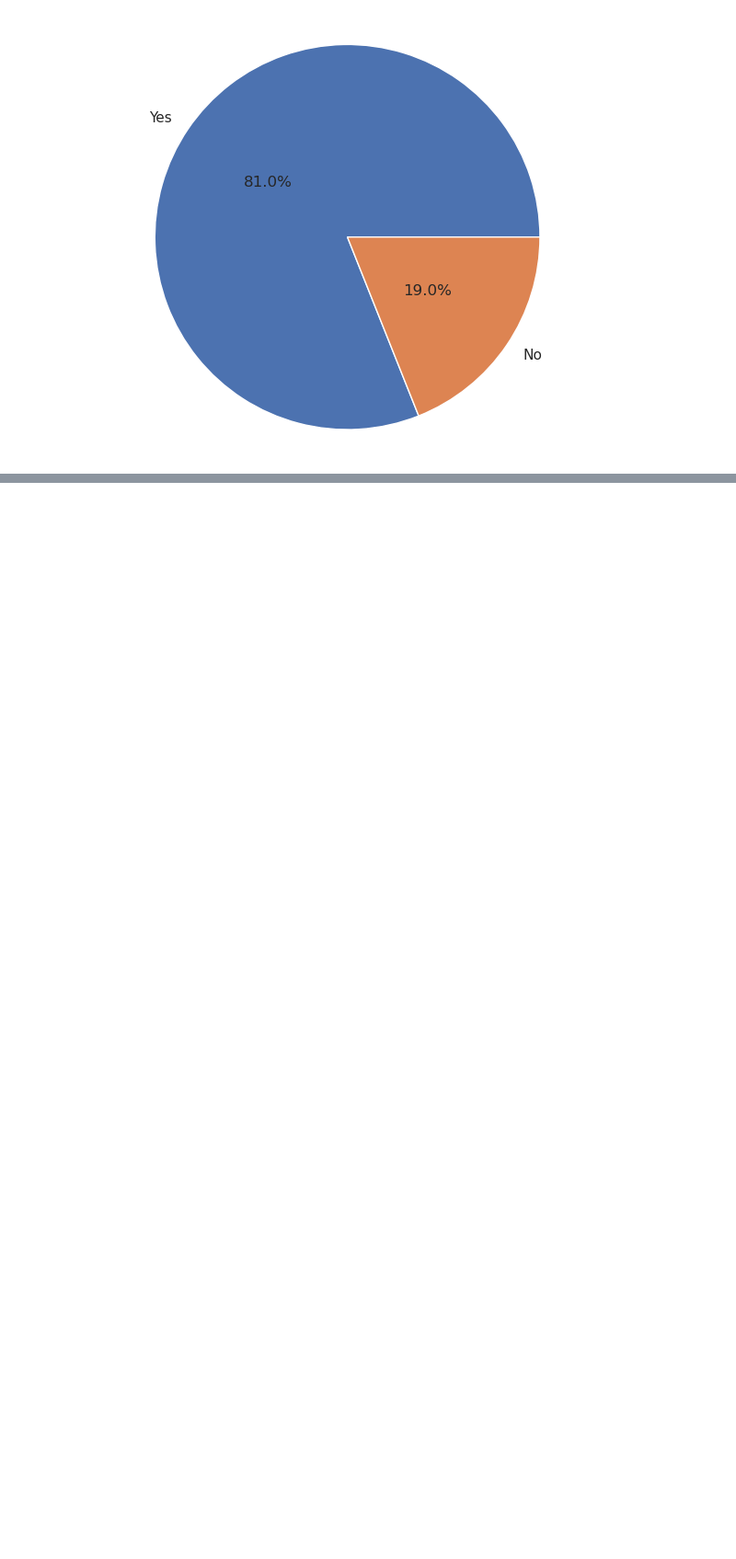
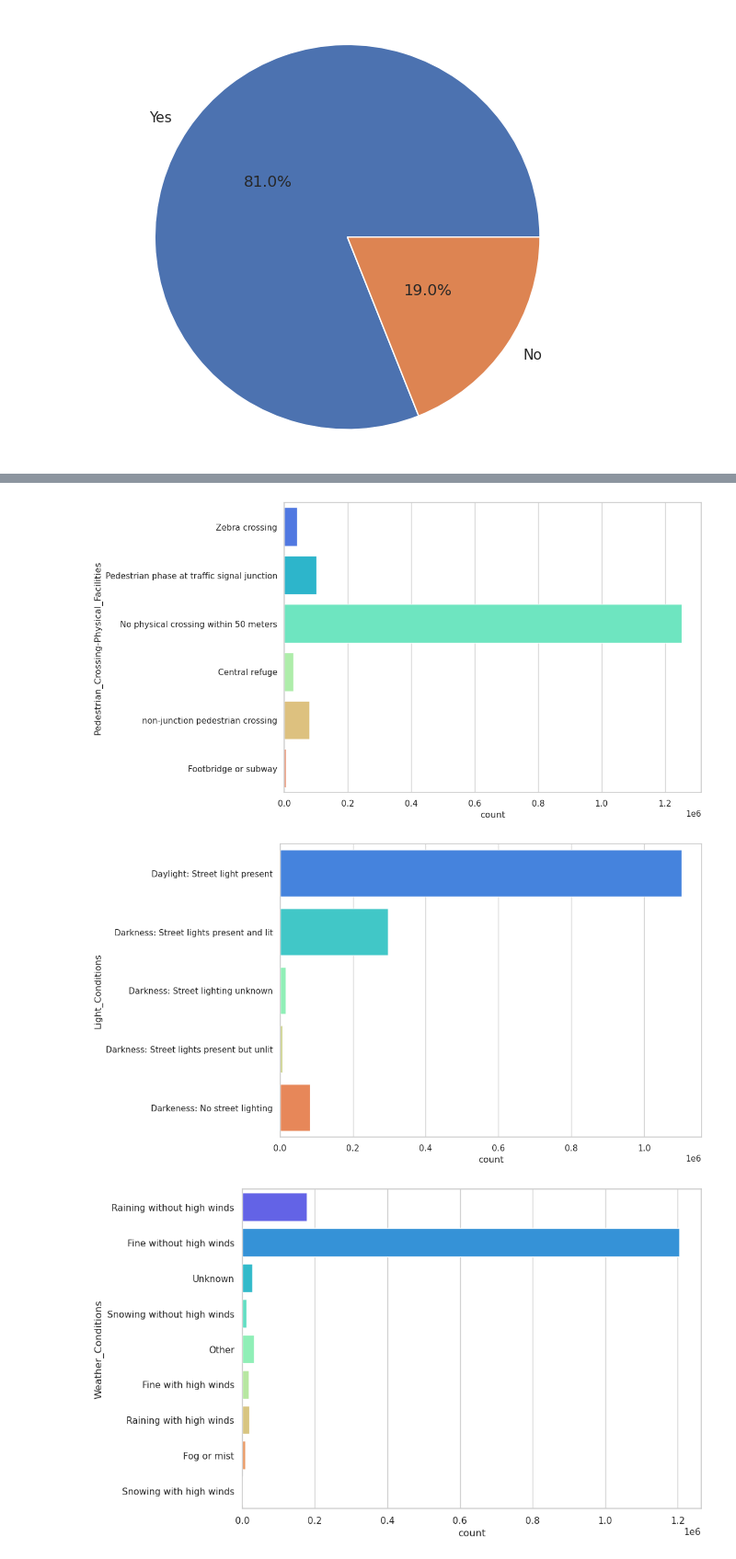
Before and after one commit to NEHAMGAIKWAD/Accident-Data-Analysis, a Jupyter notebook: stats19-accident-severity-prediction.ipynb, the cells around one changed output, grey strips where cells are left out. Shown at 92% size. Saved outputs shown, nothing was run; the diff lists cells and outputs as text; code cells hidden in the pictures; blank space fills up the shorter version.

```diff
--- a/stats19-accident-severity-prediction.ipynb
+++ b/stats19-accident-severity-prediction.ipynb
@@ -263,0 +287,18 @@ for col in pie_lst:
+# %%
+def cnt_plot(data, col):
+  plt.figure(figsize=(10, 7))
+  sns.countplot(y=col, data=data,palette='rainbow')
+  plt.show()
+
+  print('\n')
+
+cnt_lst2 = ['Pedestrian_Crossing-Physical_Facilities', 'Light_Conditions',
+            'Weather_Conditions',
+            'Special_Conditions_at_Site', 'Carriageway_Hazards']
+
+for col in cnt_lst2:
+  cnt_plot(df, col)
+# %% [output]
+[figure, added]
+[figure, added]
+[figure, added]
```
Also changed, not shown: parts of 3 cells of this notebook.
